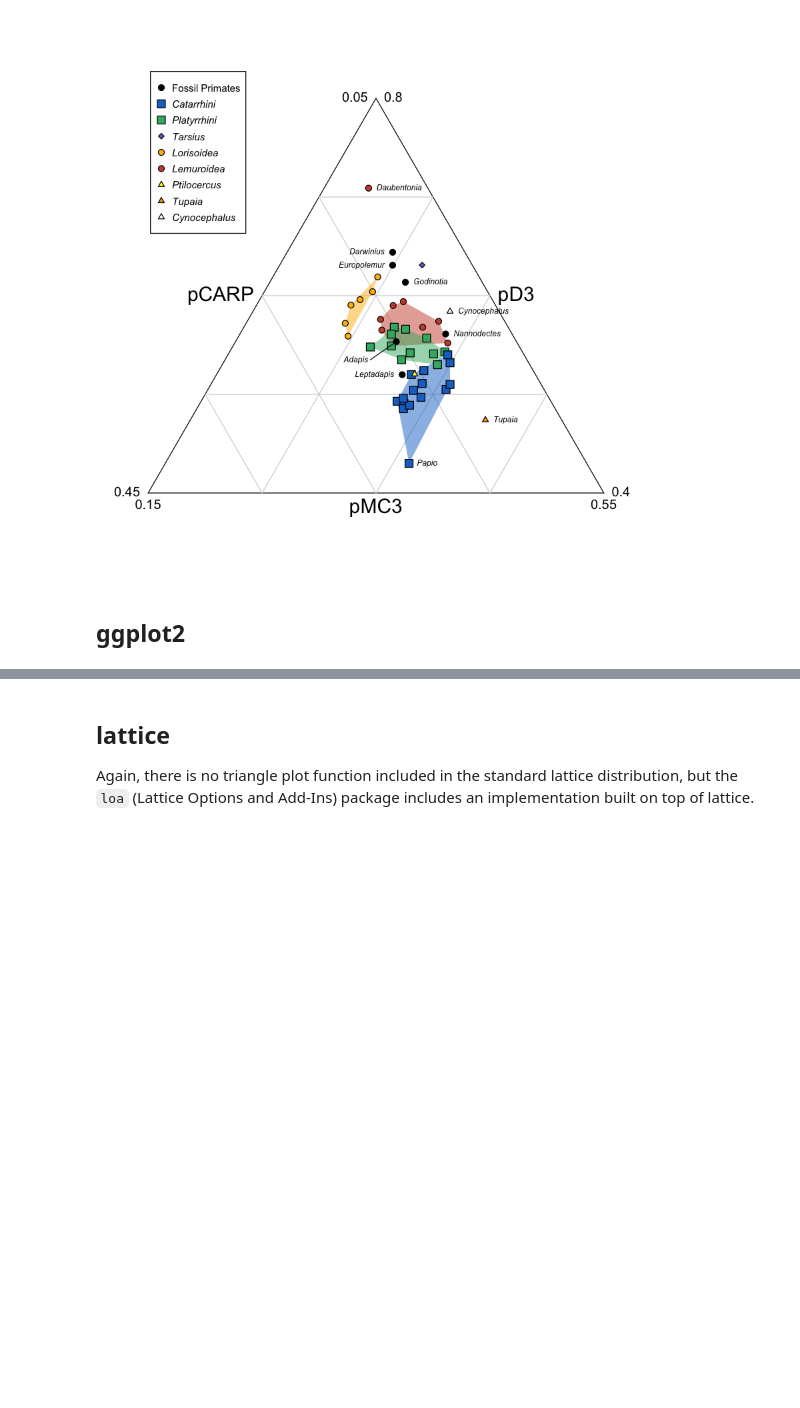
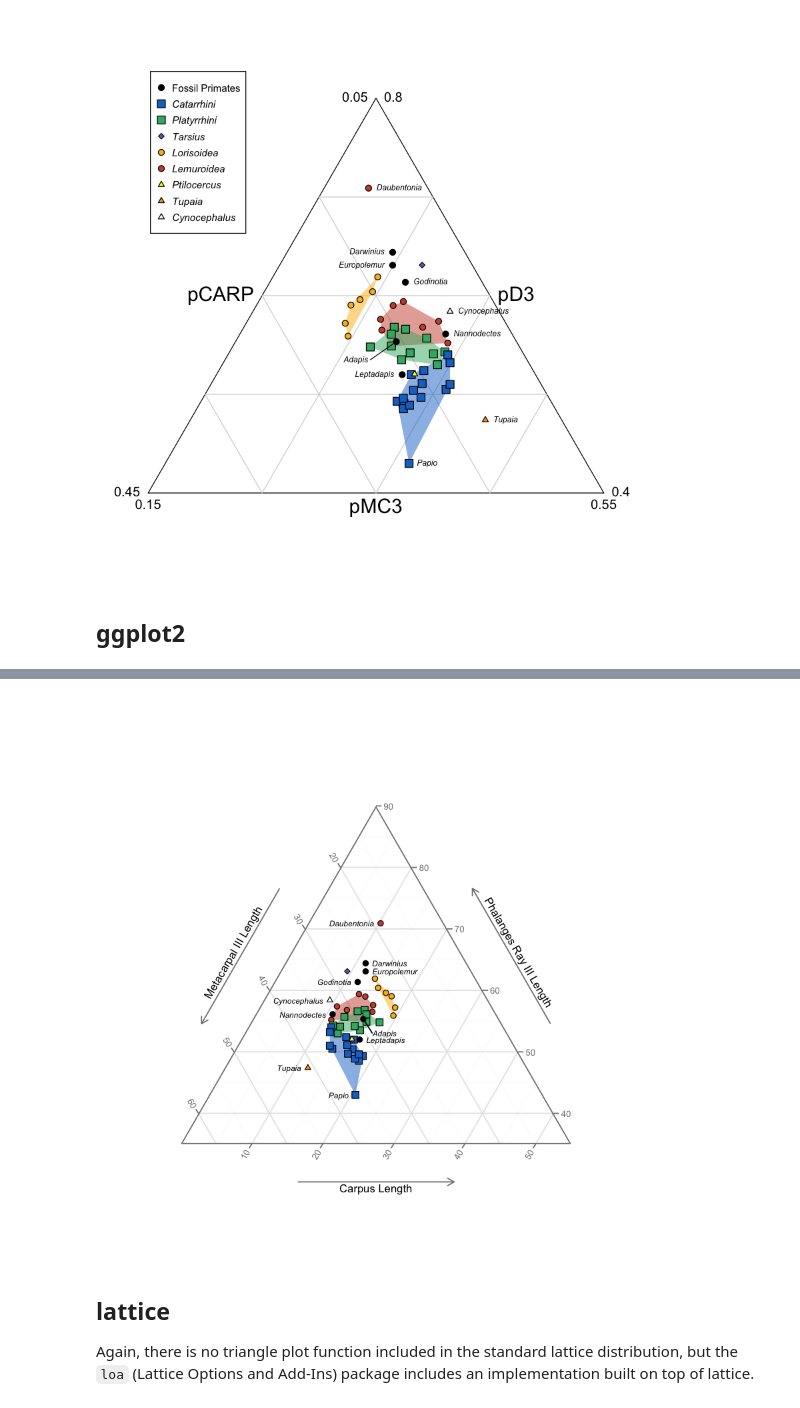
Before and after one commit to ryanraaum/bioanth-plots, a Jupyter notebook: Hand Proportions in R.ipynb, the cells around one changed output, grey strips where cells are left out. Drawn from its saved outputs; the diff is of its cells as text; code cells hidden in the pictures; blank space fills up the shorter version.

```diff
--- a/Hand Proportions in R.ipynb
+++ b/Hand Proportions in R.ipynb
@@ -227,3 +200,70 @@ ERROR: Error in file(con, "rb"): cannot open the connection
+# %%
+library(ggplot2)
+library(ggtern) # ggtern = ggternary = triangle plot
+
+# make a data frame with only the variables we are plotting
+ggdata = data.frame(x=dset$pMC3,
+                    y=dset$pD3,
+                    z=dset$pCARP)
+row.names(ggdata) = row.names(dset)
+
+# will need the 2d coordinates for the x,y,z points
+# to identify the outer points of the convex hulls
+coords = tlr2xy(ggdata, coord_tern())
+
+# extract out the points for each group that will get a convex hull polygon
+loris = coords[dset$taxon == "Lorisoidea",]
+lemur = coords[dset$taxon == "Lemuroidea" & rownames(dset) != "D. madagascarensis",]
+platy = coords[dset$taxon == "Platyrrhini",]
+catar = coords[dset$taxon == "Catarrhini",]
+
+# will also need these subsets with x,y,z coordinates
+xyzloris = ggdata[dset$taxon == "Lorisoidea",]
+xyzlemur = ggdata[dset$taxon == "Lemuroidea" & rownames(dset) != "D. madagascarensis",]
+xyzplaty = ggdata[dset$taxon == "Platyrrhini",]
+xyzcatar = ggdata[dset$taxon == "Catarrhini",]
+
+# extract the points bounding the convex hull polygons
+lorishp = chull(loris)
+lemurhp = chull(lemur)
+platyhp = chull(platy)
+catarhp = chull(catar)
+
+# add the first point to the end so that the polygon closes
+lorishp = c(lorishp, lorishp[1])
+lemurhp = c(lemurhp, lemurhp[1])
+platyhp = c(platyhp, platyhp[1])
+catarhp = c(catarhp, catarhp[1])
+
+# make the plot
+plt = ggtern(data=ggdata, aes(x,y,z)) +
+        theme_minimal() +
+        tern_limits(T=.9, L=.65, R=.55) +
+        theme_showarrows() +
+        labs(x="", xarrow="Metacarpal III Length",
+             y="", yarrow="Phalanges Ray III Length",
+             z="", zarrow="Carpus Length") +
+        geom_polygon(data=xyzloris[lorishp,], fill=adjustcolor(map_colors["Lorisoidea"], alpha=0.5)) +
+        geom_polygon(data=xyzlemur[lemurhp,], fill=adjustcolor(map_colors["Lemuroidea"], alpha=0.5)) +
+        geom_polygon(data=xyzplaty[platyhp,], fill=adjustcolor(map_colors["Platyrrhini"], alpha=0.5)) +
+        geom_polygon(data=xyzcatar[catarhp,], fill=adjustcolor(map_colors["Catarrhini"], alpha=0.5)) +
+        geom_point(pch=point_shapes, bg=point_colors, cex=point_sizes*2)
+
+# add the easy point annotations
+anndata = ggdata[ann_species,]
+plt = plt + geom_text(data=anndata, label=paste("   ", ann_labels, "   ", sep=''),
+                      size=2.5, fontface="italic", hjust=ann_hjust)
+
+# Special placement for Adapis with a line to the point
+# (had to use trial and error to get the x,y,z coordinates)
+adapisLabelXYZ = data.frame(x=29, y=53, z=18)
+plt = plt + geom_text(data=adapisLabelXYZ, label="Adapis",
+                      size=2.5, fontface="italic", hjust=0) +
+            geom_line(data=rbind(ggdata["Adapis",], adapisLabelXYZ))
+
+plt
+# %% [output]
+[figure, added]
 # %% [markdown]
 ## lattice
 
```
Also changed, not shown: parts of 3 cells of this notebook.
